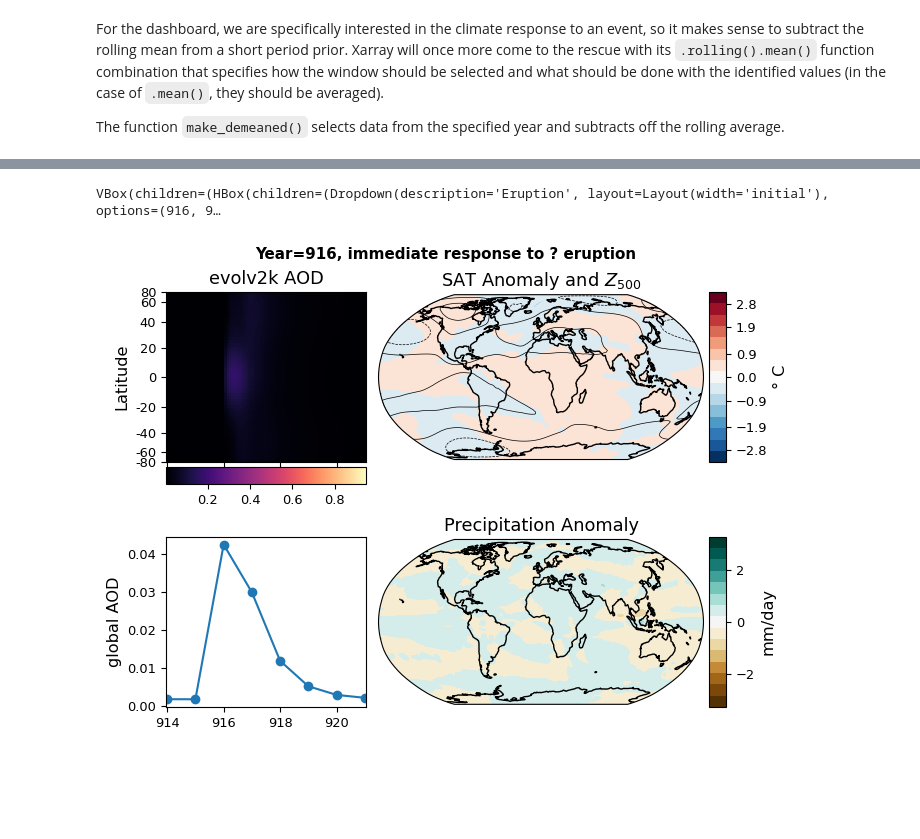
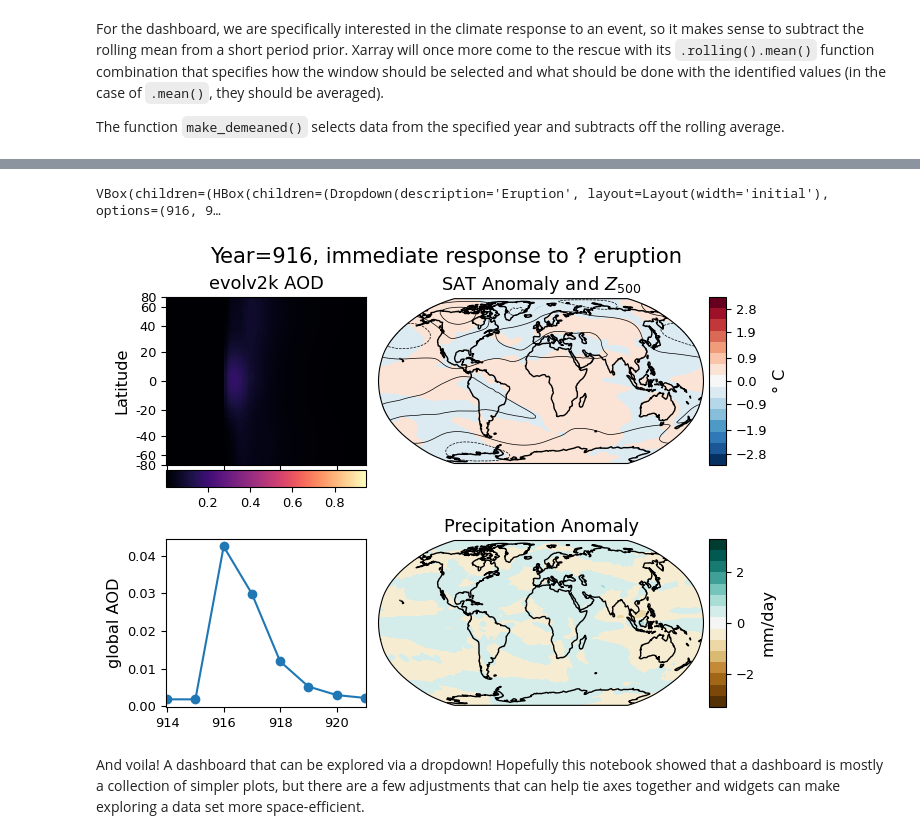
Before and after one commit to jordanplanders/PaleoBooks_dev, a Jupyter notebook: notebooks/tutorial_widgets_climateVolcanism_dashboard.ipynb, the cells around one changed output, grey strips where cells are left out. Saved outputs shown, nothing was run; the diff lists cells and outputs as text; code cells hidden in the pictures; blank space fills up the shorter version.

```diff
--- a/notebooks/tutorial_widgets_climateVolcanism_dashboard.ipynb
+++ b/notebooks/tutorial_widgets_climateVolcanism_dashboard.ipynb
@@ -511,7 +511,7 @@ A few misc parameters
 # %%
 # Set up plotting parameters
 before = 2; after = 5; zrange = 40
-nc = 21;  fnt='Open Sans'
+nc = 21;  fnt='sans-serif'
 view = 'global'
 # %% [markdown]
 For the dashboard, we are specifically interested in the climate response to an event, so it makes sense to subtract the rolling mean from a short period prior. Xarray will once more come to the rescue with its `.rolling().mean()` function combination that specifies how the window should be selected and what should be done with the identified values (in the case of `.mean()`, they should be averaged).
@@ -657,0 +639,28 @@ options = widgets.HBox([dropdown, year_input], layout=widgets.Layout(
+# %%
+def update_from_dropdown(val):
+    ax0.cla()
+    ax1.cla()
+    ax2.cla()
+    ax3.cla()
+
+    if type(val.new) == str:
+        yr = int(val.new.replace('*', ''))
+    else:
+        yr = val.new
+
+    reset_axes_plot(yr)
+    fig.canvas.draw_idle()
+
+def update_from_freefield(val):
+    ax0.cla()
+    ax1.cla()
+    ax2.cla()
+    ax3.cla()
+
+    demeaned_d[int(val.new)]=make_demeaned(int(val.new))
+    opts = [str(key)+'*' if key not in erup_yrs else str(key) for key in sorted(demeaned_d)]
+    dropdown.options = opts
+    dropdown.value= int(val.new) if int(val.new) in erup_yrs else str(int(val.new))+'*'
+
+    reset_axes_plot(int(val.new))
+    fig.canvas.draw_idle()
@@ -658,5 +674,5 @@ options = widgets.HBox([dropdown, year_input], layout=widgets.Layout(
 # %%
-%matplotlib widget
+%matplotlib ipympl
 plt.close('all')
 width, height = 7, 5
 
@@ -665,7 +681,7 @@ plt.rcParams.update({'ytick.labelsize':8*width/div, 'xtick.labelsize':8*width/di
                           'axes.titlesize':11*width/div,  'axes.labelsize':10*width/div})
 
 fig = plt.figure(figsize=(width, height))#subplots(3,2,figsize=(12,6))#,sharex=True)
-gs = gridspec.GridSpec(4, 5, bottom=.06, top=.89, right=.9,left=.1, wspace=0,hspace=.05,
+gs = gridspec.GridSpec(4, 5, bottom=.06, top=.88, right=.9,left=.1, wspace=0,hspace=.05,
                        width_ratios=[.8, .05,1.3,.02,.07], height_ratios=[1,.1,.25,1])
 
 # evolv2k AOD
@@ -685,33 +701,35 @@ ax2 = fig.add_subplot(gs[0, 2], projection=ccrs.Robinson(central_longitude=0))
 ax2c = fig.add_subplot(gs[0, 4])
 ax2_Li_1 = max(np.abs(air_lim))
 ax2_levels = np.around(np.linspace(-ax2_Li_1, ax2_Li_1, 15), decimals=1)
 ax2_sm = make_scalar_mappable([ax2_Li_1, -ax2_Li_1], 'RdBu_r', 15)
 cb2 = plt.colorbar(ax2_sm,cax=ax2c, orientation='vertical',label="\xb0 C",
                    ticks=[loc for ik, loc in enumerate(ax2_levels) if ik%2>0])
 cb2.minorticks_off()
 cf2_kwargs = {'cmap':ax2_sm.cmap, 'norm' : ax2_sm.norm}
 
 # precip
 ax3 = fig.add_subplot(gs[3, 2], projection=ccrs.Robinson(central_longitude=0))
 ax3c = fig.add_subplot(gs[3, 4])
 ax3_Li_1 = max(np.abs(prate_lim))
 ax3_levels = np.around(np.linspace(-ax3_Li_1, ax3_Li_1, 15), decimals=2)
 ax3_sm = make_scalar_mappable([ax3_Li_1, -ax3_Li_1], 'BrBG', 15)
 cb3 = plt.colorbar(ax3_sm,cax=ax3c, orientation='vertical',label='mm/day')
 cb3.minorticks_off()
 cf3_kwargs = {'cmap':ax3_sm.cmap,
              'norm':ax3_sm.norm}
 
 # initial plot
 valinit = 0
 reset_axes_plot(erup_yrs[valinit])
 
 # initiate observing by widgets
-dropdown.observe(update_dropdown, 'value')
-year_input.observe(update_freefield, 'value')
+dropdown.observe(update_from_dropdown, 'value')
+year_input.observe(update_from_freefield, 'value')
 
 # display widgets
 widgets.VBox([options])
 # %% [output]
 VBox(children=(HBox(children=(Dropdown(description='Eruption', layout=Layout(width='initial'), options=(916, 9…
-[figure, old version]
+[figure, new version]
+# %% [markdown]
+And voila! A dashboard that can be explored via a dropdown! Hopefully this notebook showed that a dashboard is mostly a collection of simpler plots, but there are a few adjustments that can help tie axes together and widgets can make exploring a data set more space-efficient.
```
Also changed, not shown: parts of 23 cells of this notebook.
